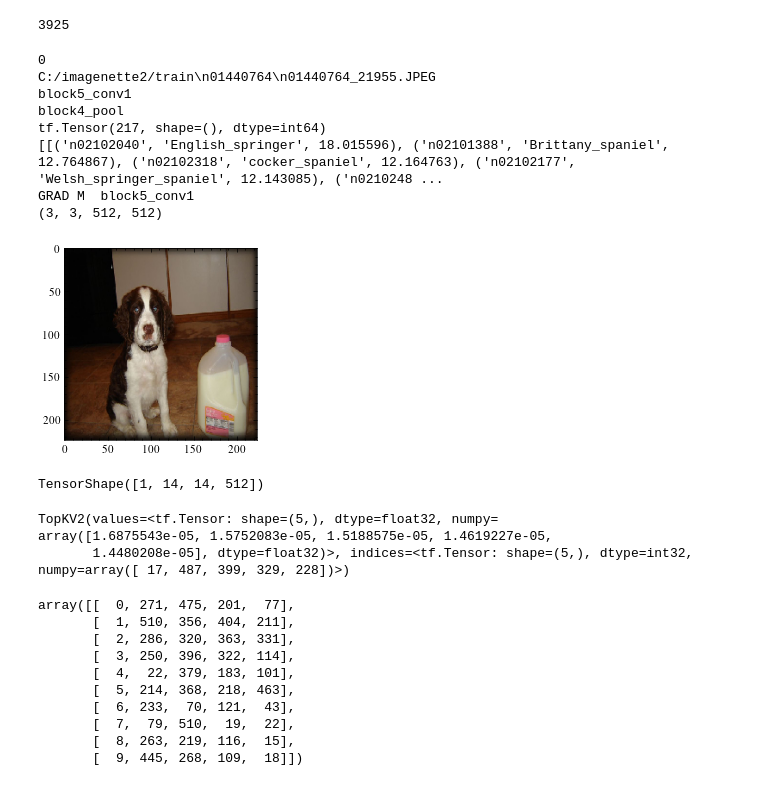
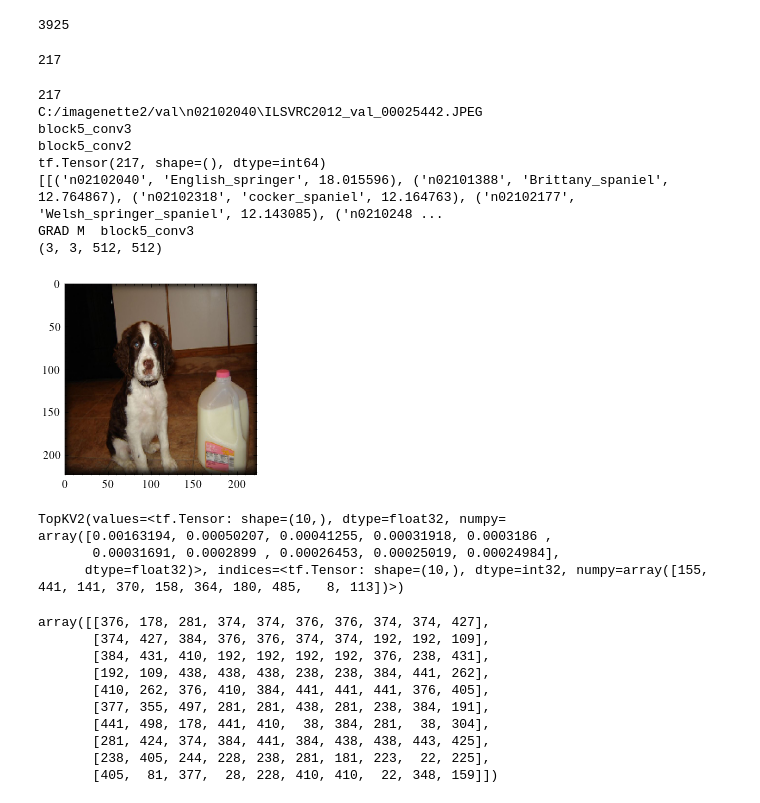
Before and after one commit to liamaltarac/CNN_Explorations, a Jupyter notebook: gradient_beta/sym_antsym_test.ipynb, the cells around one changed output. Saved outputs shown, nothing was run; the diff lists cells and outputs as text; code cells hidden in the pictures.

```diff
--- a/gradient_beta/sym_antsym_test.ipynb
+++ b/gradient_beta/sym_antsym_test.ipynb
@@ -186,58 +186,59 @@ def get_img_array(img_path, size):
     array = np.expand_dims(array, axis=0)
     return array
 # %%
-l_num  = -3
+l_num  = -1
 # %%
 len(val_list)
 # %% [output]
 3925
+# %%
+np.argmax(val_labels[num])
+# %% [output]
+217
 # %%
 gc.collect()
 
 num = 396
 
 original_img = get_img_array(val_list[num], size=(224,224))
 img = keras.applications.vgg16.preprocess_input(original_img)
 
 plt.imshow(original_img[0])
-print(np.argmax(train_labels[num]))
-print(train_list[num])
+print(np.argmax(val_labels[num]))
+print(val_list[num])
 
-g2,g1,gw,f2,f1  = kernel_grads(img, model, l_num,  pred_idx= np.argmax(val_list[num]))
+g2,g1,gw,f2,f1  = kernel_grads(img, model, l_num,  pred_idx= np.argmax(val_labels[num]))
 #feature.shape
 #g   #[0,:,:, 0]
 # %% [output]
-0
-C:/imagenette2/train\n01440764\n01440764_21955.JPEG
-block5_conv1
-block4_pool
+217
+C:/imagenette2/val\n02102040\ILSVRC2012_val_00025442.JPEG
+block5_conv3
+block5_conv2
 tf.Tensor(217, shape=(), dtype=int64)
 [[('n02102040', 'English_springer', 18.015596), ('n02101388', 'Brittany_spaniel', 12.764867), ('n02102318', 'cocker_spaniel', 12.164763), ('n02102177', 'Welsh_springer_spaniel', 12.143085), ('n0210248 ...
-GRAD M  block5_conv1
+GRAD M  block5_conv3
 (3, 3, 512, 512)
-[figure, old version]
+[figure, new version]
-# %%
-f1.shape
-# %% [output]
-TensorShape([1, 14, 14, 512])
 # %%
-topFilters = tf.math.top_k(tf.math.reduce_mean(g1, axis=(0,1,2)), k=5)
+topFilters = tf.math.top_k(tf.math.reduce_mean(g1, axis=(0,1,2)), k=10)
 print(topFilters)
 tf.transpose(tf.math.top_k(tf.transpose(tf.reduce_mean(gw, axis=(0,1))), k=10).indices).numpy()[:, topFilters.indices.numpy()]
 # %% [output]
-TopKV2(values=<tf.Tensor: shape=(5,), dtype=float32, numpy=
-array([1.6875543e-05, 1.5752083e-05, 1.5188575e-05, 1.4619227e-05,
-       1.4480208e-05], dtype=float32)>, indices=<tf.Tensor: shape=(5,), dtype=int32, numpy=array([ 17, 487, 399, 329, 228])>)
+TopKV2(values=<tf.Tensor: shape=(10,), dtype=float32, numpy=
+array([0.00163194, 0.00050207, 0.00041255, 0.00031918, 0.0003186 ,
+       0.00031691, 0.0002899 , 0.00026453, 0.00025019, 0.00024984],
+      dtype=float32)>, indices=<tf.Tensor: shape=(10,), dtype=int32, numpy=array([155, 441, 141, 370, 158, 364, 180, 485,   8, 113])>)
-array([[  0, 271, 475, 201,  77],
-       [  1, 510, 356, 404, 211],
-       [  2, 286, 320, 363, 331],
-       [  3, 250, 396, 322, 114],
-       [  4,  22, 379, 183, 101],
-       [  5, 214, 368, 218, 463],
-       [  6, 233,  70, 121,  43],
-       [  7,  79, 510,  19,  22],
-       [  8, 263, 219, 116,  15],
-       [  9, 445, 268, 109,  18]])
+array([[376, 178, 281, 374, 374, 376, 376, 374, 374, 427],
+       [374, 427, 384, 376, 376, 374, 374, 192, 192, 109],
+       [384, 431, 410, 192, 192, 192, 192, 376, 238, 431],
+       [192, 109, 438, 438, 438, 238, 238, 384, 441, 262],
+       [410, 262, 376, 410, 384, 441, 441, 441, 376, 405],
+       [377, 355, 497, 281, 281, 438, 281, 238, 384, 191],
+       [441, 498, 178, 441, 410,  38, 384, 281,  38, 304],
+       [281, 424, 374, 384, 441, 384, 438, 438, 443, 425],
+       [238, 405, 244, 228, 238, 281, 181, 223,  22, 225],
+       [405,  81, 377,  28, 228, 410, 410,  22, 348, 159]])
 # %%
 
 #plt.style.use(['ggplot'])
```
Also changed, not shown: parts of 26 cells of this notebook, 4 other files.
